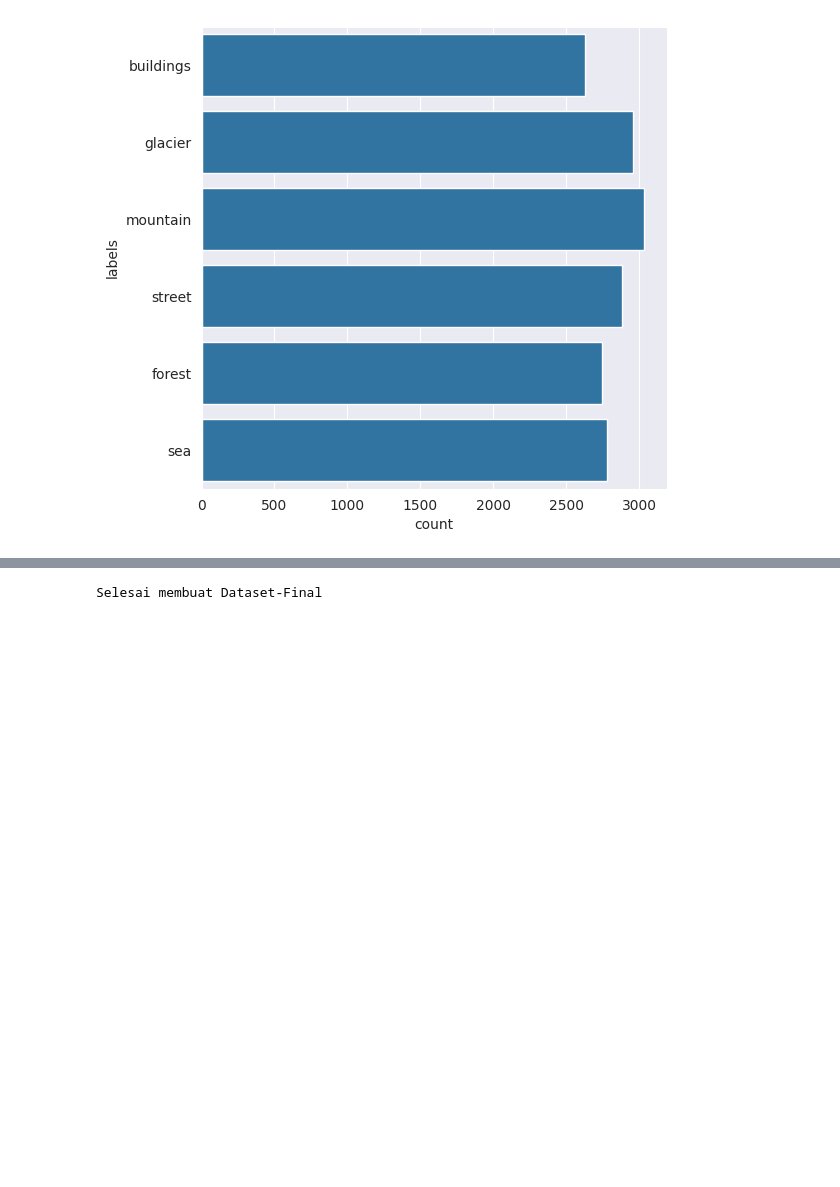
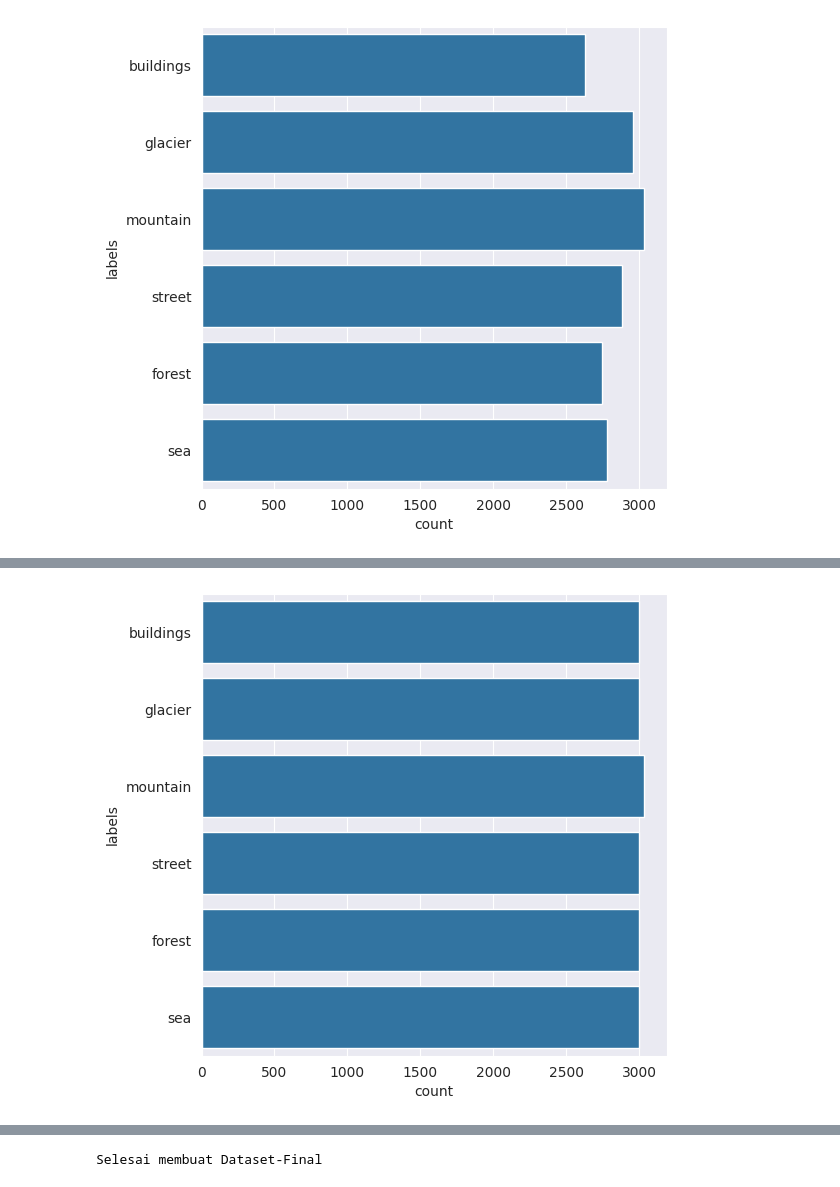
Before and after one commit to rifqironanda/intel-image-classification, a Jupyter notebook: update_klassifikasi_gambar_intel_image.ipynb, the cells around one changed output, grey strips where cells are left out. Cells and saved outputs as stored; diff of their text form; code cells hidden in the pictures; blank space fills up the shorter version.

```diff
--- a/update_klassifikasi_gambar_intel_image.ipynb
+++ b/update_klassifikasi_gambar_intel_image.ipynb
@@ -305,25 +323,27 @@ plot_data = sns.countplot(Label)
 # %%
-# import seaborn as sns
-# emo_path = "intel/dataset/"
+import seaborn as sns
+emo_path = "intel/dataset/"
 
-# file_name = []
-# labels = []
-# full_path = []
+file_name = []
+labels = []
+full_path = []
 
-# # Dapatkan nama file gambar, path file, dan label satu per satu dengan looping, dan simpan sebagai dataframe
-# for path, subdirs, files in os.walk(emo_path):
-#     for name in files:
-#         full_path.append(os.path.join(path, name))
-#         labels.append(path.split('/')[-1])
-#         file_name.append(name)
+# Dapatkan nama file gambar, path file, dan label satu per satu dengan looping, dan simpan sebagai dataframe
+for path, subdirs, files in os.walk(emo_path):
+    for name in files:
+        full_path.append(os.path.join(path, name))
+        labels.append(path.split('/')[-1])
+        file_name.append(name)
 
-# distribution_train = pd.DataFrame({"path":full_path, 'file_name':file_name, "labels":labels})
+distribution_train = pd.DataFrame({"path":full_path, 'file_name':file_name, "labels":labels})
 
-# # Plot distribusi gambar di setiap kelas
-# Label = distribution_train['labels']
-# plt.figure(figsize = (6,6))
-# sns.set_style("darkgrid")
-# plot_data = sns.countplot(Label)
+# Plot distribusi gambar di setiap kelas
+Label = distribution_train['labels']
+plt.figure(figsize = (6,6))
+sns.set_style("darkgrid")
+plot_data = sns.countplot(Label)
+# %% [output]
+[figure, added]
 # %%
 mypath= "intel/dataset/"
 
```
Also changed, not shown: parts of 26 cells of this notebook.
